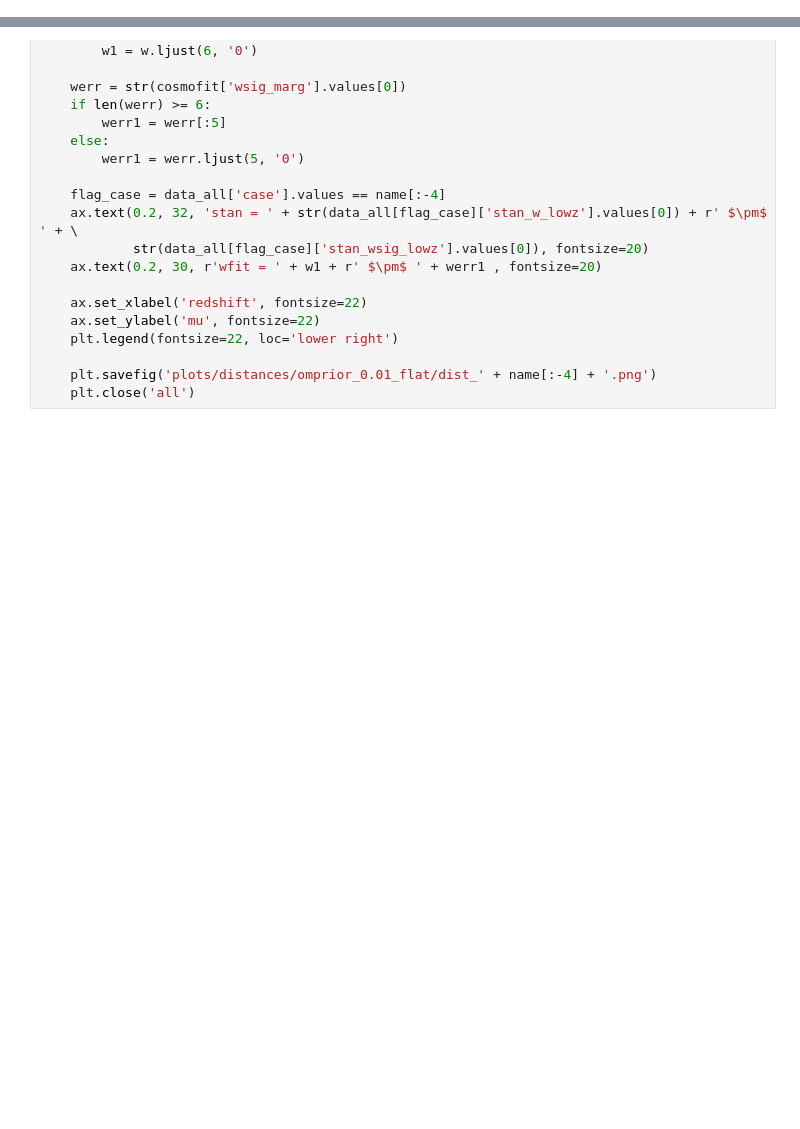
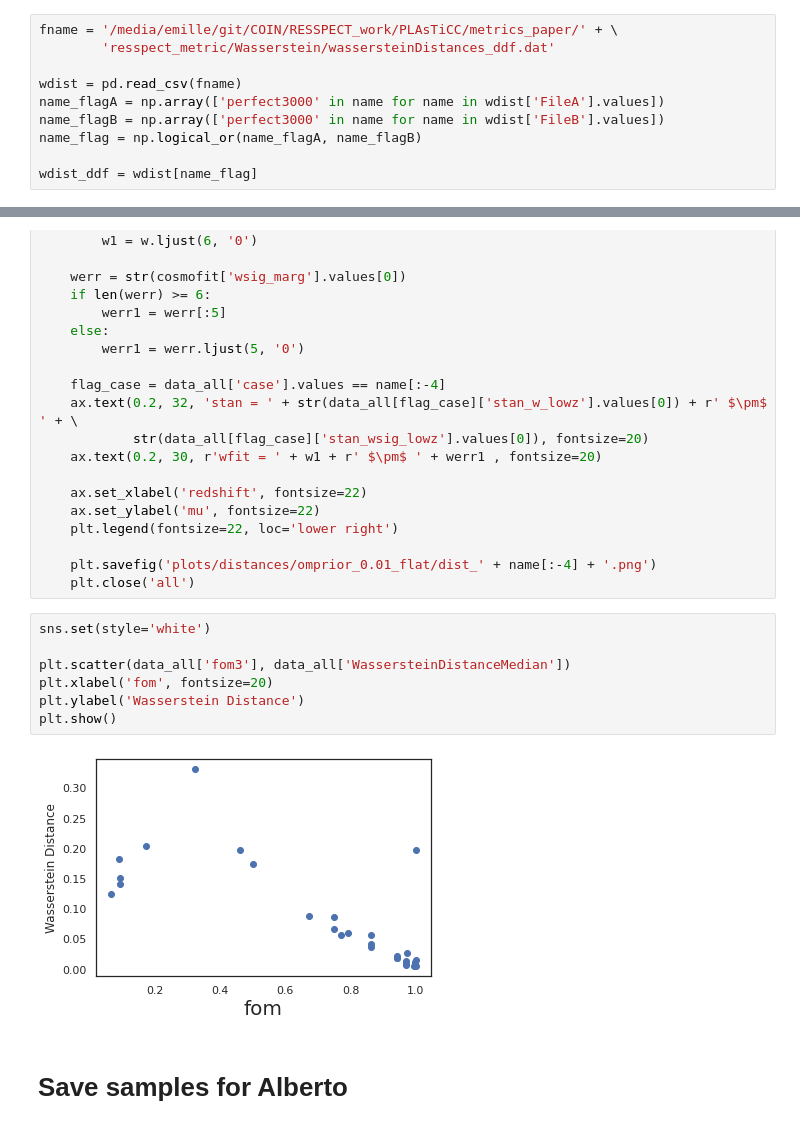
Before and after one commit to emilleishida/resspect_metric, a Jupyter notebook: posteriors/DDF/summary.ipynb, the cells around one changed output, grey strips where cells are left out. Drawn from its saved outputs; the diff is of its cells as text; blank space fills up the shorter version.

```diff
--- a/posteriors/DDF/summary.ipynb
+++ b/posteriors/DDF/summary.ipynb
@@ -105,3 +107,13 @@ Unique ids:  [3000]
+# %%
+fname = '/media/emille/git/COIN/RESSPECT_work/PLAsTiCC/metrics_paper/' + \
+        'resspect_metric/Wasserstein/wassersteinDistances_ddf.dat'
+
+wdist = pd.read_csv(fname)
+name_flagA = np.array(['perfect3000' in name for name in wdist['FileA'].values])
+name_flagB = np.array(['perfect3000' in name for name in wdist['FileB'].values])
+name_flag = np.logical_or(name_flagA, name_flagB)
+
+wdist_ddf = wdist[name_flag]
 # %% [markdown]
 # Build summary matrix
 # %%
@@ -379,3 +429,14 @@ for name in cases:
 
     plt.savefig('plots/distances/omprior_0.01_flat/dist_' + name[:-4] + '.png')
     plt.close('all')
+# %%
+sns.set(style='white')
+
+plt.scatter(data_all['fom3'], data_all['WassersteinDistanceMedian'])
+plt.xlabel('fom', fontsize=20)
+plt.ylabel('Wasserstein Distance')
+plt.show()
+# %% [output]
+[figure, added]
+# %% [markdown]
+# Save samples for Alberto
```
Also changed, not shown: parts of 8 cells of this notebook.
